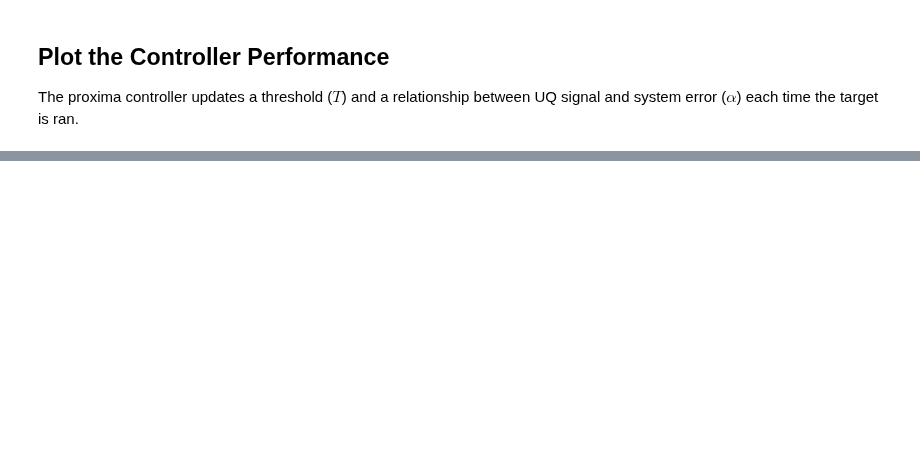
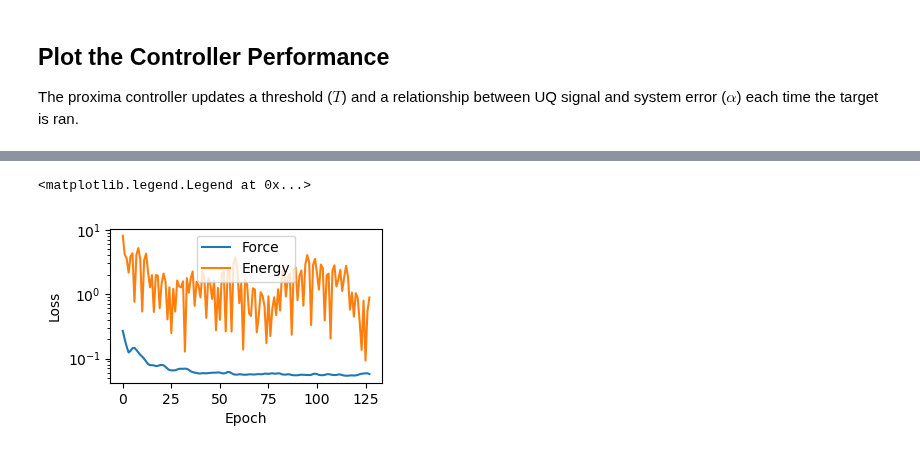
Before and after one commit to globus-labs/cascade, a Jupyter notebook: 2_proxima/1_evaluate-performance.ipynb, the cells around one changed output, grey strips where cells are left out. Saved outputs shown, nothing was run; the diff lists cells and outputs as text; code cells hidden in the pictures; blank space fills up the shorter version.

```diff
--- a/2_proxima/1_evaluate-performance.ipynb
+++ b/2_proxima/1_evaluate-performance.ipynb
@@ -93,0 +105,5 @@ fig.tight_layout()
+# %%
+with open(run_dir / 'proxima-state.pkl', 'rb') as fp:
+    state = pkl.load(fp)
+models = state['models']
+train_logs = state['train_logs']
@@ -93,0 +169,15 @@ fig.tight_layout()
+# %%
+val_log = train_logs[0].query('split == "val"')
+# %%
+fig, ax = plt.subplots(figsize=(3.5, 2.))
+
+ax.semilogy(val_log['iteration'], val_log['f_rmse'], label='Force')
+ax.plot(val_log['iteration'], val_log['e_rmse'], label='Energy')
+
+ax.set_ylabel('Loss')
+ax.set_xlabel('Epoch')
+
+ax.legend()
+# %% [output]
+<matplotlib.legend.Legend at 0x...>
+[figure, added]
```
Also changed, not shown: parts of 18 cells of this notebook, 1 other file.
